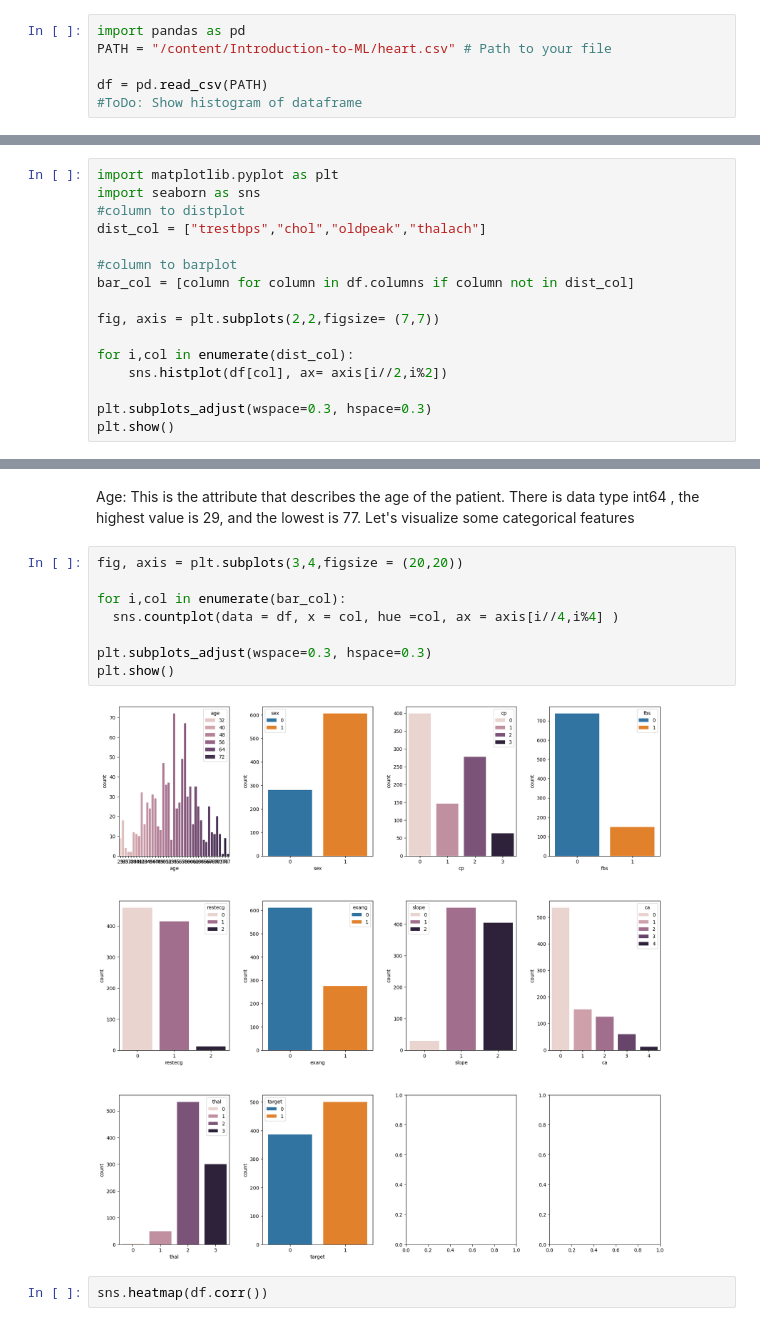
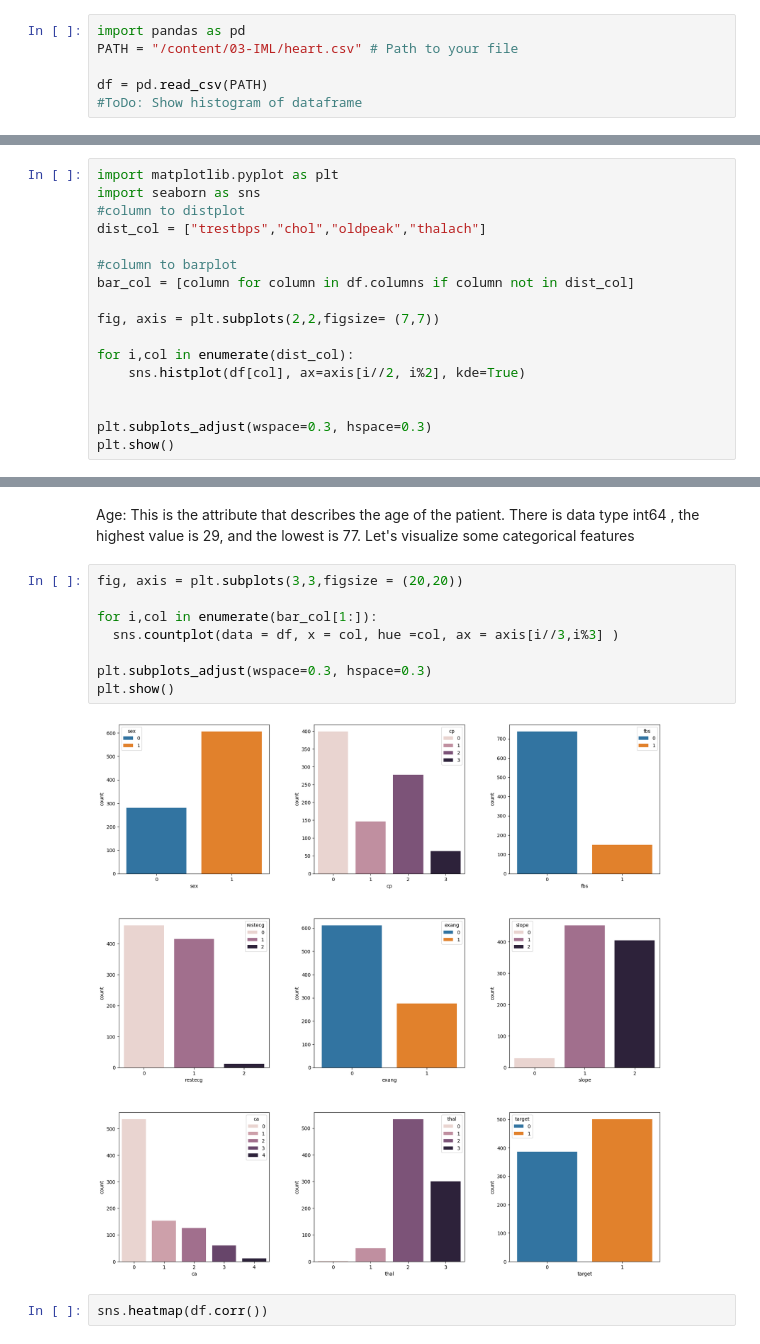
Before and after one commit to Likelipop/Introduction-to-ML, a Jupyter notebook: Homework Form.ipynb, the cells around one changed output, grey strips where cells are left out. Cells and saved outputs as stored; diff of their text form.

```diff
--- a/Homework Form.ipynb
+++ b/Homework Form.ipynb
@@ -50,6 +50,6 @@ Resolving deltas: 100% (12/12), done.
 # %%
 import pandas as pd
-PATH = "/content/Introduction-to-ML/heart.csv" # Path to your file
+PATH = "/content/03-IML/heart.csv" # Path to your file
 
 df = pd.read_csv(PATH)
 #ToDo: Show histogram of dataframe
@@ -116,7 +138,8 @@ bar_col = [column for column in df.columns if column not in dist_col]
 fig, axis = plt.subplots(2,2,figsize= (7,7))
 
 for i,col in enumerate(dist_col):
-    sns.histplot(df[col], ax= axis[i//2,i%2])
+    sns.histplot(df[col], ax=axis[i//2, i%2], kde=True)
+
 
 plt.subplots_adjust(wspace=0.3, hspace=0.3)
 plt.show()
@@ -130,15 +175,15 @@ sns.displot(df['age'], kde = True)
 # %% [markdown]
 Age: This is the attribute that describes the age of the patient. There is data type  int64 , the highest value is 29, and the lowest is 77. Let's visualize some categorical features
 # %%
-fig, axis = plt.subplots(3,4,figsize = (20,20))
+fig, axis = plt.subplots(3,3,figsize = (20,20))
 
-for i,col in enumerate(bar_col):
-  sns.countplot(data = df, x = col, hue =col, ax = axis[i//4,i%4] )
+for i,col in enumerate(bar_col[1:]):
+  sns.countplot(data = df, x = col, hue =col, ax = axis[i//3,i%3] )
 
 plt.subplots_adjust(wspace=0.3, hspace=0.3)
 plt.show()
 # %% [output]
-[figure, old version]
+[figure, new version]
 # %%
 sns.heatmap(df.corr())
 # %% [output]
```
Also changed, not shown: parts of 18 cells of this notebook.
